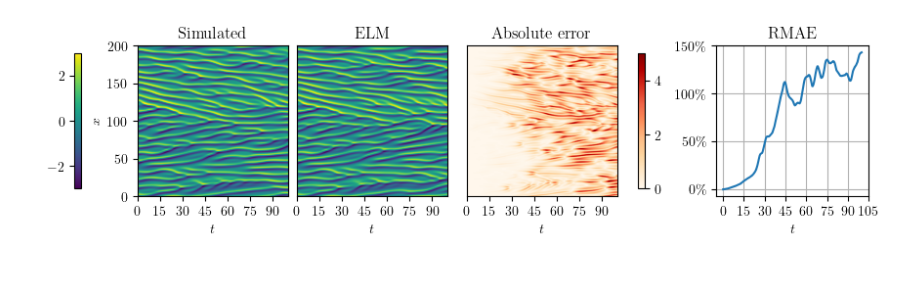
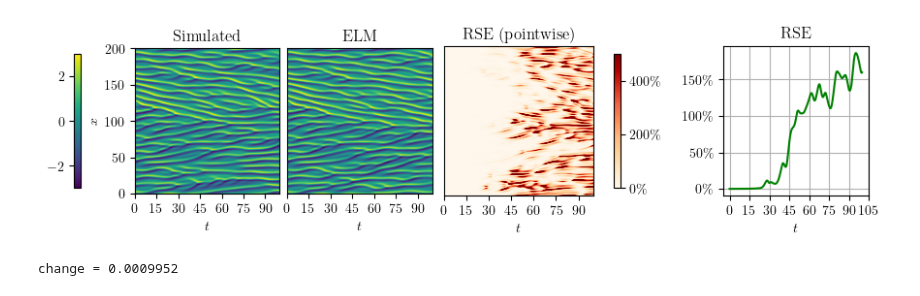
Before and after one commit to graps1/ELM-PDEs, a Jupyter notebook: ks1d/ks1d.ipynb, the cells around one changed output. Saved outputs shown, nothing was run; the diff lists cells and outputs as text; code cells hidden in the pictures.

```diff
--- a/ks1d/ks1d.ipynb
+++ b/ks1d/ks1d.ipynb
@@ -55,54 +60,72 @@ plt.show()
 dt = .05
 M = D_test.shape[0]
 
-V_pred = torch.empty(M, N, dtype=torch.float64)
-V_pred[0,:] = normalize(D_test[0,:])
+Y_pred = torch.empty(M, N, dtype=torch.float64)
+Y_pred[0,:] = D_test[0,:].clone()
 for i in range(M-1):
-    V_pred[i+1,:] = model(V_pred[i,None,:]).detach()
-V_pred = denormalize(V_pred)
+    Y_pred[i+1,:] = model(Y_pred[i,None,:]).detach()
 # %%
 plt.rcParams.update({
     "text.usetex": True,
     "font.family": "serif",
 })
 
-ae = (V_pred-D_test).abs()
+rse = 100 * (Y_pred-D_test).pow(2) / (D_test - D_test.mean(dim=[1])[:,None]).pow(2).mean(dim=[1])[:,None]
 
 fig = plt.figure(figsize=(10,2))
-fig_l, fig_r = fig.subfigures(1,2,width_ratios=[3,0.7],wspace=-.12)
+fig_l, fig_r = fig.subfigures(1,2,width_ratios=[3,0.7],wspace=-.05)
 ax = fig_l.subplots(nrows=1, ncols=3, gridspec_kw={"wspace":.05})
 
 aspect = 1/2
 ax[1].set_yticks([])
 ax[2].set_yticks([])
 ax[0].xaxis.set_major_locator(plt.MultipleLocator(15))
 ax[1].xaxis.set_major_locator(plt.MultipleLocator(15))
 ax[2].xaxis.set_major_locator(plt.MultipleLocator(15))
 im0 = ax[0].imshow(D_test.numpy().T, vmax=3, vmin=-3, aspect=aspect, extent=[0,M*dt,0,200])
-im1 = ax[1].imshow(V_pred.numpy().T, vmax=3, vmin=-3, aspect=aspect, extent=[0,M*dt,0,200])
-im2 = ax[2].imshow(ae.numpy().T, vmax=5, vmin=0, aspect=aspect, cmap="OrRd", extent=[0,M*dt,0,200])
+im1 = ax[1].imshow(Y_pred.numpy().T, vmax=3, vmin=-3, aspect=aspect, extent=[0,M*dt,0,200])
+# im2 = ax[2].imshow(rse.numpy().T, norm=matplotlib.colors.LogNorm(vmin=1, vmax=1000), aspect=aspect, cmap="OrRd", extent=[0,M*dt,0,200])
+im2 = ax[2].imshow(rse.numpy().T, vmin=0, vmax=500, aspect=aspect, cmap="OrRd", extent=[0,M*dt,0,200])
 plt.colorbar(im0, ax=[ax[0],ax[1]], location="left", shrink=0.9, pad=0.13) # fraction=0.036, pad=0.04)
-plt.colorbar(im2, ax=[ax[2]], location="right", shrink=0.9, pad=0.1)
+plt.colorbar(im2, ax=[ax[2]], location="right", shrink=0.9, pad=0.1, format="{x:.0f}\%")
 
 ax[0].set_ylabel("$x$")
 ax[0].set_xlabel("$t$")
 ax[1].set_xlabel("$t$")
 ax[2].set_xlabel("$t$")
 ax[0].set_title("Simulated")
 ax[1].set_title("ELM")
-ax[2].set_title("Absolute error")
+ax[2].set_title("RSE (pointwise)")
 
 t = torch.linspace(0,M*dt,M).numpy()
-ax_r = fig_r.subplots(1,1)
-ax_r.plot(t, ae.mean(dim=1).numpy() / D_test.abs().mean(dim=1).numpy())
+ax = fig_r.subplots(1,1)
+ax.plot(t, rse.mean(dim=1).numpy() / D_test.abs().mean(dim=1).numpy(), color="green")
 from matplotlib import ticker
-ax_r.yaxis.set_major_formatter(ticker.FuncFormatter(lambda x,_: f"${100*x:.0f}\%$"))
-ax_r.set_title("RMAE")
-ax_r.set_xlabel("$t$")
-ax_r.xaxis.set_major_locator(plt.MultipleLocator(15))
-ax_r.grid()
+ax.yaxis.set_major_formatter(ticker.FuncFormatter(lambda x,_: f"${x:.0f}\%$"))
+ax.set_title("RSE")
+ax.set_xlabel("$t$")
+ax.xaxis.set_major_locator(plt.MultipleLocator(15))
+ax.grid()
 
 plt.savefig("plots/ks1d.pdf", format="pdf", bbox_inches="tight")
 plt.show()
 # %% [output]
-[figure, old version]
+[figure, new version]
+# %%
+dt = .05
+M = D_test.shape[0]
+Y_traj = D_test[:M,:]
+H = 150
+
+n_models = 50
+residuals = torch.zeros(n_models, M, N)
+for j in range(n_models):
+    model = KS1DModelWrapper(ELM1D(8, 4, H))
+    model.train(X_train, Y_train, stopping_threshold=1e-3, noise=1e-4)
+
+    Y_pred = torch.empty(M, N, dtype=torch.float64)
+    Y_pred[0,:] = Y_traj[0,:].clone()
+    for i in range(M-1): Y_pred[i+1,:] = model(Y_pred[i,:])
+    residuals[j,...] = Y_pred-Y_traj
+# %% [output]
+change = 0.0009952
```
Also changed, not shown: parts of 4 cells of this notebook, 18 other files.
